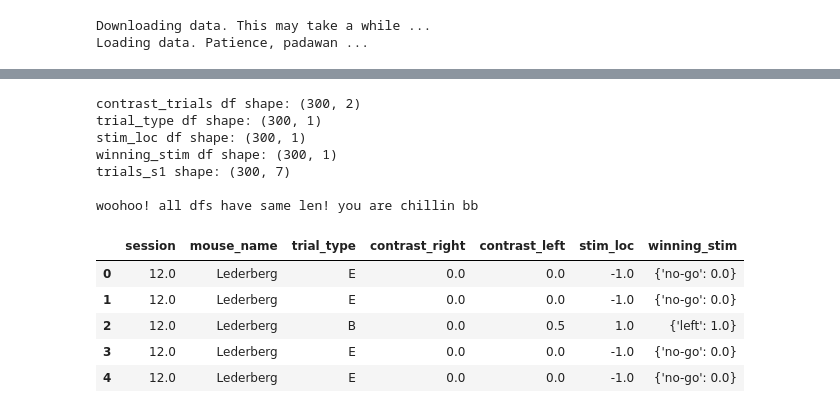
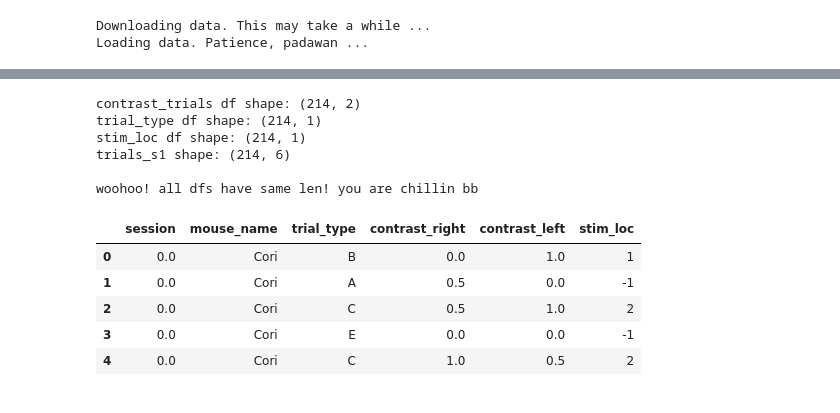
Before and after one commit to jordanlei/neuromatch-project, a Jupyter notebook: preprocessing_pipeline_ambersversion_done.ipynb, the cells around one changed output, grey strips where cells are left out. Saved outputs shown, nothing was run; the diff lists cells and outputs as text; code cells hidden in the pictures.

```diff
--- a/preprocessing_pipeline_ambersversion_done.ipynb
+++ b/preprocessing_pipeline_ambersversion_done.ipynb
@@ -65,7 +65,7 @@ Mouse name: Theiler
 # %%
 # Extract just one session
 
-session = 12
+session = 0
 
 dat = alldat[session]
 print('keys in dat:', dat.keys())
@@ -128,8 +128,11 @@ mouse_name df shape: (300, 1)
 
 # Make a list to define range in for loop
 # Session columns related to stimulus contrast: dat['contrast_right'] and dat['contrast_left'] hold contrast values (0, .25, .5, 1.0)
-contrast_trials = {'contrast_right': dat['contrast_right'], 'contrast_left': dat['contrast_left']}
-contrast_trials = pd.DataFrame(contrast_trials)
+contrast_right = pd.DataFrame(dat['contrast_right'])
+contrast_right = contrast_right.rename(columns={0: 'contrast_right'})
+contrast_left = pd.DataFrame(dat['contrast_left'])
+contrast_left = contrast_left.rename(columns={0: 'contrast_left'})
+contrast_trials = pd.concat([contrast_right, contrast_left], axis = 1)
 print('contrast_trials df shape:', contrast_trials.shape)
 
 # Define trial_type_func, a function to determine trial_type from session's contrast columns
@@ -155,88 +158,61 @@ def trial_type_func (row):
 # Define stim_loc_func function to take in session's contrast columns and determine stimulus location for the trial (row or index pos)
 def stim_loc_func (row):
     if row['contrast_left'] == 0:                                                                              # stim on right
-        stim_loc = -1.
+        stim_loc = -1
         return stim_loc
     elif row['contrast_right'] == 0:                                                                           # stim on left
-        stim_loc = 1.
+        stim_loc = 1
         return stim_loc
     elif row['contrast_right'] or row['contrast_left'] != 0 and row['contrast_right'] > row['contrast_left']:
-        stim_loc = 2.
+        stim_loc = 2
         return stim_loc
     elif row['contrast_right'] or row['contrast_left'] != 0 and row['contrast_right'] < row['contrast_left']:
-        stim_loc = 2.
+        stim_loc = 2
         return stim_loc
     elif row['contrast_left'] == 0 and row['contrast_right'] == 0:
-        stim_loc = 0.
+        stim_loc = 0
         return stim_loc
-    else:
-        return 'NaN'
-
-# Define winning_stim_func to take in session's contrast columns and determine side of higher/winning stimulus contrast for each trial(row or index pos)
-def winning_stim_func (row):
-    if row['contrast_left'] == 0 and row['contrast_right'] != 0:
-        winning_stim = {'right': -1.}
-        return winning_stim
-    elif row['contrast_right'] == 0 and row['contrast_left'] != 0:
-        winning_stim = {'left': 1.}
-        return winning_stim
-    elif row['contrast_right'] or row['contrast_left'] != 0 and row['contrast_right'] > row['contrast_left']:
-        winning_stim = {'right': -1.}
-        return winning_stim
-    elif row['contrast_right'] or row['contrast_left'] != 0 and row['contrast_right'] < row['contrast_left']:
-        winning_stim = {'left': 1.}
-        return winning_stim
-    elif row['contrast_left'] == 0 and row['contrast_right'] == 0:
-        winning_stim = {'no-go': 0.}
-        return winning_stim
     else:
         return 'NaN'
 
 # Apply trial_type_func to session's contrast columns to determine trial type of each trial (row or index pos)
 trial_type = contrast_trials.apply(lambda row: trial_type_func(row), axis=1)
 trial_type = pd.DataFrame(trial_type)
 trial_type = trial_type.rename(columns={0: 'trial_type'})
 print('trial_type df shape:', trial_type.shape)
 
 # Apply stim_loc_func to session's contrast columns to determine stimulus location for the trial (row or index pos)
 stim_loc = contrast_trials.apply(lambda row: stim_loc_func(row), axis=1)
 stim_loc = pd.DataFrame(stim_loc)
 stim_loc = stim_loc.rename(columns={0: 'stim_loc'})
 print('stim_loc df shape:', stim_loc.shape)
 
-# Apply winning_stim_func to session's contrast columns to determine side of higher/winning stimulus contrast for each trial(row or index pos)
-winning_stim = contrast_trials.apply(lambda row: winning_stim_func(row), axis=1)
-winning_stim = pd.DataFrame(winning_stim)
-winning_stim = winning_stim.rename(columns={0: 'winning_stim'})
-print('winning_stim df shape:', winning_stim.shape)
-
 # Concat created dfs into one dataframe (s1 = Step 1)
 # trials_s1 = every row is a trial and this has every column associated with Step 1 (trial type and stim information)
-trials_s1 = pd.concat([foundation, trial_type, contrast_trials, stim_loc, winning_stim], axis = 1)
+trials_s1 = pd.concat([foundation, trial_type, contrast_trials, stim_loc], axis = 1)
 print('trials_s1 shape:', trials_s1.shape)
 print('')
 
 # Make sure all dfs have the same length
-if len(contrast_trials) == len(trial_type) == len(winning_stim) == len(trials_s1):
+if len(contrast_trials) == len(trial_type) == len(trials_s1):
     print('woohoo! all dfs have same len! you are chillin bb')
 print('')
 
 # Check trial_type_fin for correct column names
 trials_s1.head()
 # %% [output]
-contrast_trials df shape: (300, 2)
-trial_type df shape: (300, 1)
-stim_loc df shape: (300, 1)
-winning_stim df shape: (300, 1)
-trials_s1 shape: (300, 7)
+contrast_trials df shape: (214, 2)
+trial_type df shape: (214, 1)
+stim_loc df shape: (214, 1)
+trials_s1 shape: (214, 6)
 
 woohoo! all dfs have same len! you are chillin bb
-|  | session | mouse_name | trial_type | contrast_right | contrast_left | stim_loc | winning_stim |
-| 0 | 12.0 | Lederberg | E | 0.0 | 0.0 | -1.0 | {'no-go': 0.0} |
-| 1 | 12.0 | Lederberg | E | 0.0 | 0.0 | -1.0 | {'no-go': 0.0} |
-| 2 | 12.0 | Lederberg | B | 0.0 | 0.5 | 1.0 | {'left': 1.0} |
-| 3 | 12.0 | Lederberg | E | 0.0 | 0.0 | -1.0 | {'no-go': 0.0} |
-| 4 | 12.0 | Lederberg | E | 0.0 | 0.0 | -1.0 | {'no-go': 0.0} |
+|  | session | mouse_name | trial_type | contrast_right | contrast_left | stim_loc |
+| 0 | 0.0 | Cori | B | 0.0 | 1.0 | 1 |
+| 1 | 0.0 | Cori | A | 0.5 | 0.0 | -1 |
+| 2 | 0.0 | Cori | C | 0.5 | 1.0 | 2 |
+| 3 | 0.0 | Cori | E | 0.0 | 0.0 | -1 |
+| 4 | 0.0 | Cori | C | 1.0 | 0.5 | 2 |
 # %%
 # Step 2: Extracting accuracy information for every trial in the session
 #Accuracy (ideal_resp, acc_prev, acc_pres)
```
Also changed, not shown: parts of 12 cells of this notebook, 2 other files.
